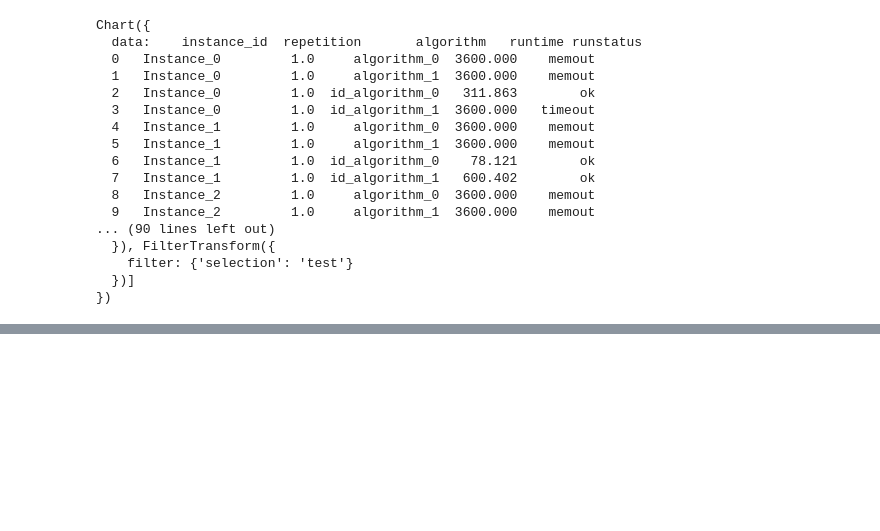
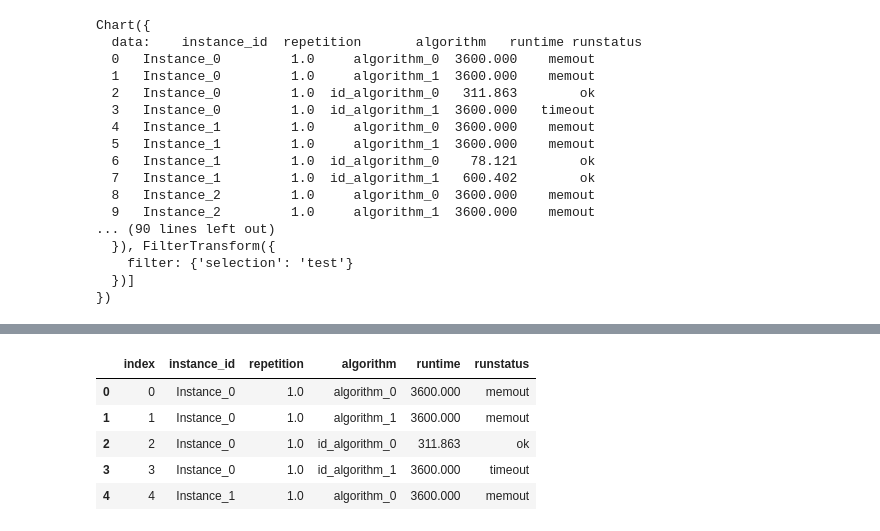
Before and after one commit to chawlaKat/Notebook-Noodlings, a Jupyter notebook: Get_Scattered_Fancy.ipynb, the cells around one changed output, grey strips where cells are left out. Saved outputs shown, nothing was run; the diff lists cells and outputs as text; code cells hidden in the pictures; blank space fills up the shorter version.

```diff
--- a/Get_Scattered_Fancy.ipynb
+++ b/Get_Scattered_Fancy.ipynb
@@ -1221,0 +1436,10 @@ Chart({
+# %%
+algKeyed = algSource.reset_index()
+algKeyed.head()
+# %% [output]
+|  | index | instance_id | repetition | algorithm | runtime | runstatus |
+| 0 | 0 | Instance_0 | 1.0 | algorithm_0 | 3600.000 | memout |
+| 1 | 1 | Instance_0 | 1.0 | algorithm_1 | 3600.000 | memout |
+| 2 | 2 | Instance_0 | 1.0 | id_algorithm_0 | 311.863 | ok |
+| 3 | 3 | Instance_0 | 1.0 | id_algorithm_1 | 3600.000 | timeout |
+| 4 | 4 | Instance_1 | 1.0 | algorithm_0 | 3600.000 | memout |
```
Also changed, not shown: parts of 22 cells of this notebook.
